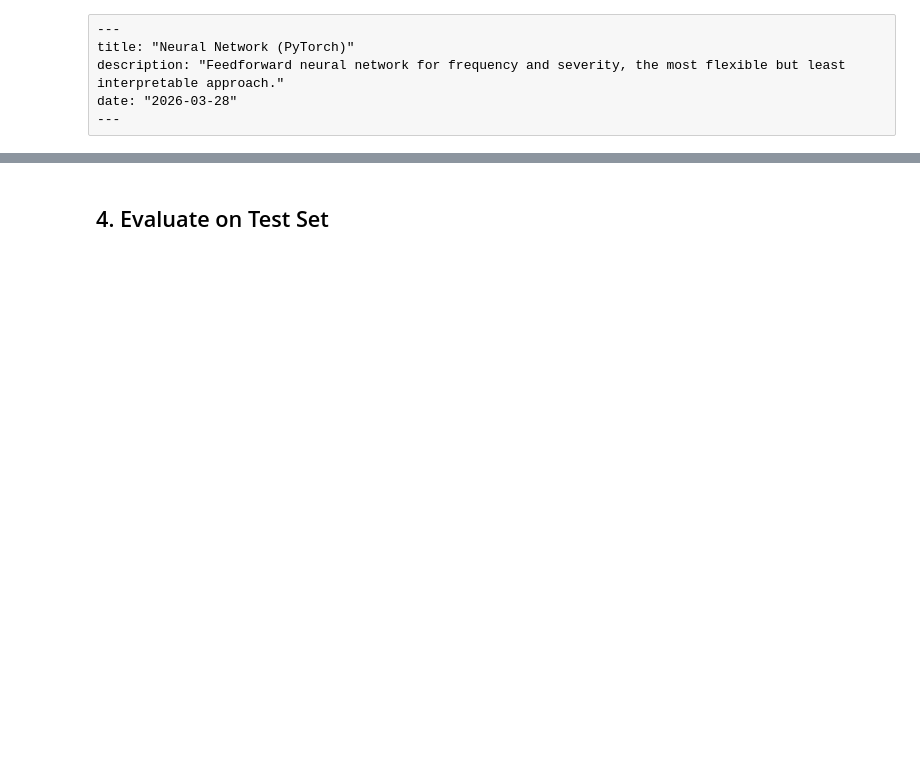
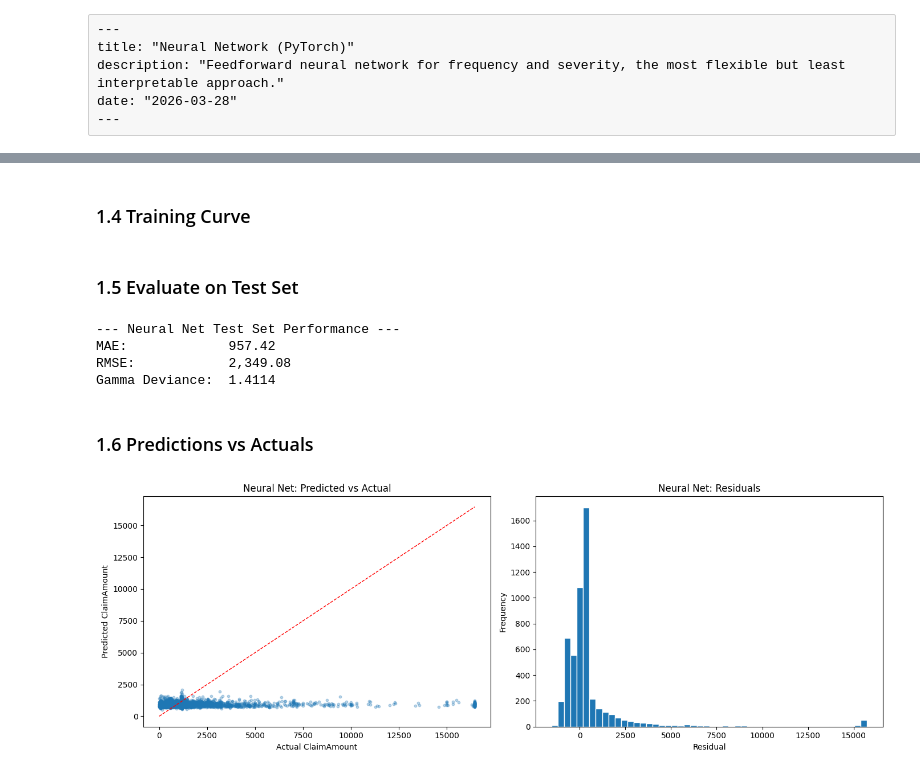
Before and after one commit to dpark2380/Insurance-Claims-Predictor, a Jupyter notebook: notebooks/04_neural_net.ipynb, the cells around one changed output, grey strips where cells are left out. Saved outputs shown, nothing was run; the diff lists cells and outputs as text; code cells hidden in the pictures; blank space fills up the shorter version.

```diff
--- a/notebooks/04_neural_net.ipynb
+++ b/notebooks/04_neural_net.ipynb
@@ -22,5 +23,5 @@ import warnings
 warnings.filterwarnings('ignore')
 
 torch.manual_seed(42)
-device = torch.device('cuda' if torch.cuda.is_available() else 'cpu')
+device = torch.device('mps' if torch.backends.mps.is_available() else 'cuda' if torch.cuda.is_available() else 'cpu')
 print(f'Using device: {device}')
@@ -118,5 +156,7 @@ plt.show()
+# %% [markdown]
+### 1.4 Training Curve
 # %% [markdown]
-## 4. Evaluate on Test Set
+### 1.5 Evaluate on Test Set
 # %%
 model.eval()
 with torch.no_grad():
@@ -126,7 +166,7 @@ with torch.no_grad():
 y_pred = np.expm1(y_pred_log)
 y_test_orig = np.expm1(y_test)
 
-mae  = mean_absolute_error(y_test_orig, y_pred)
+mae = mean_absolute_error(y_test_orig, y_pred)
 rmse = mean_squared_error(y_test_orig, y_pred) ** 0.5
 
 def gamma_deviance(y_true, y_pred):
@@ -141,3 +181,32 @@ print(f'RMSE:            {rmse:,.2f}')
 print(f'Gamma Deviance:  {gd:.4f}')
 
 nn_metrics = {'model': 'NeuralNet', 'MAE': mae, 'RMSE': rmse, 'GammaDeviance': gd}
+# %% [output]
+--- Neural Net Test Set Performance ---
+MAE:             957.42
+RMSE:            2,349.08
+Gamma Deviance:  1.4114
+# %% [markdown]
+### 1.6 Predictions vs Actuals
+# %%
+fig, axes = plt.subplots(1, 2, figsize=(14, 5))
+
+y_test_eur = np.expm1(y_test)
+
+axes[0].scatter(y_test_eur, y_pred, alpha=0.3, s=10)
+axes[0].plot([y_test_eur.min(), y_test_eur.max()], [y_test_eur.min(), y_test_eur.max()], 'r--', linewidth=1)
+axes[0].set_xlabel('Actual ClaimAmount')
+axes[0].set_ylabel('Predicted ClaimAmount')
+axes[0].set_title('Neural Net: Predicted vs Actual')
+
+residuals = y_test_eur - y_pred
+axes[1].hist(residuals, bins=50, edgecolor='white')
+axes[1].set_title('Neural Net: Residuals')
+axes[1].set_xlabel('Residual')
+axes[1].set_ylabel('Frequency')
+
+plt.tight_layout()
+plt.savefig('../results/12_nn_predictions.png', dpi=150, bbox_inches='tight')
+plt.show()
+# %% [output]
+[figure, added]
```
Also changed, not shown: parts of 26 cells of this notebook, 8 other files.
